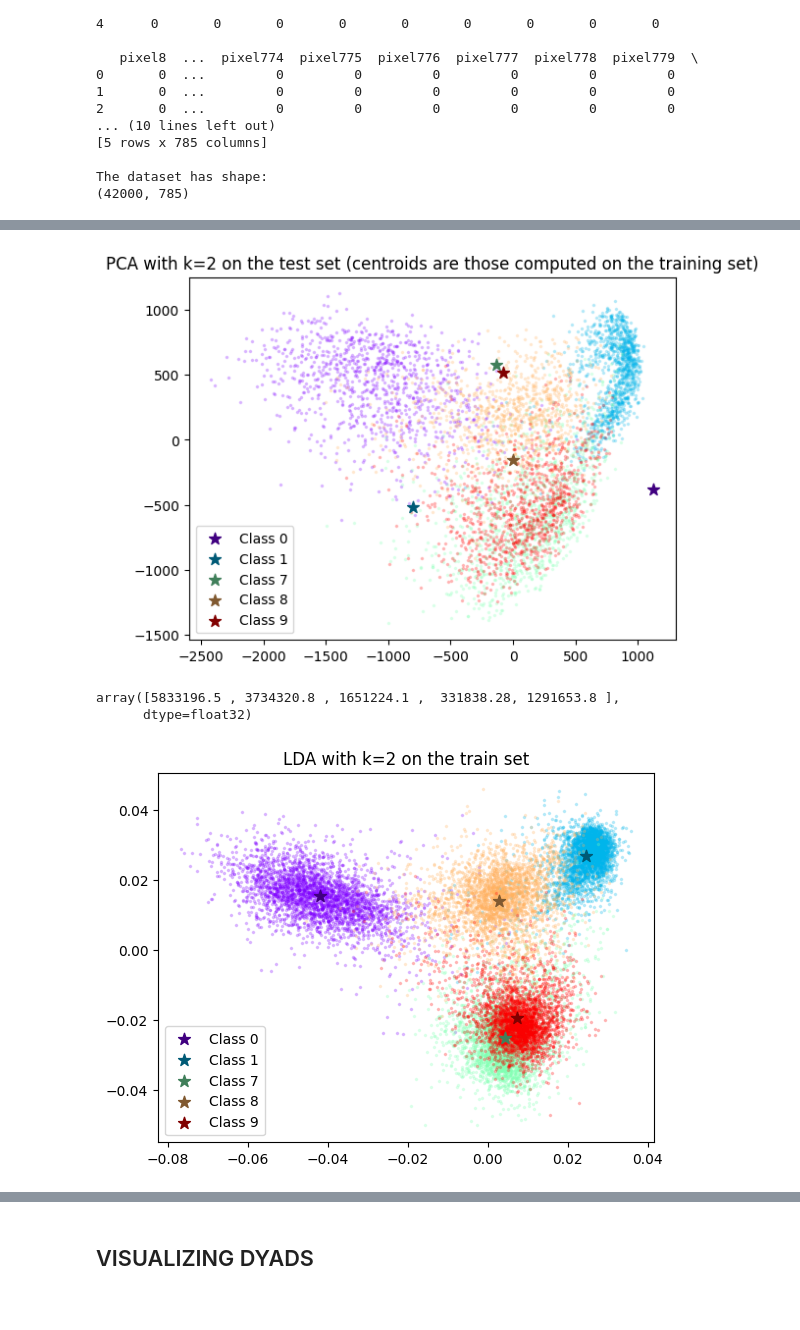
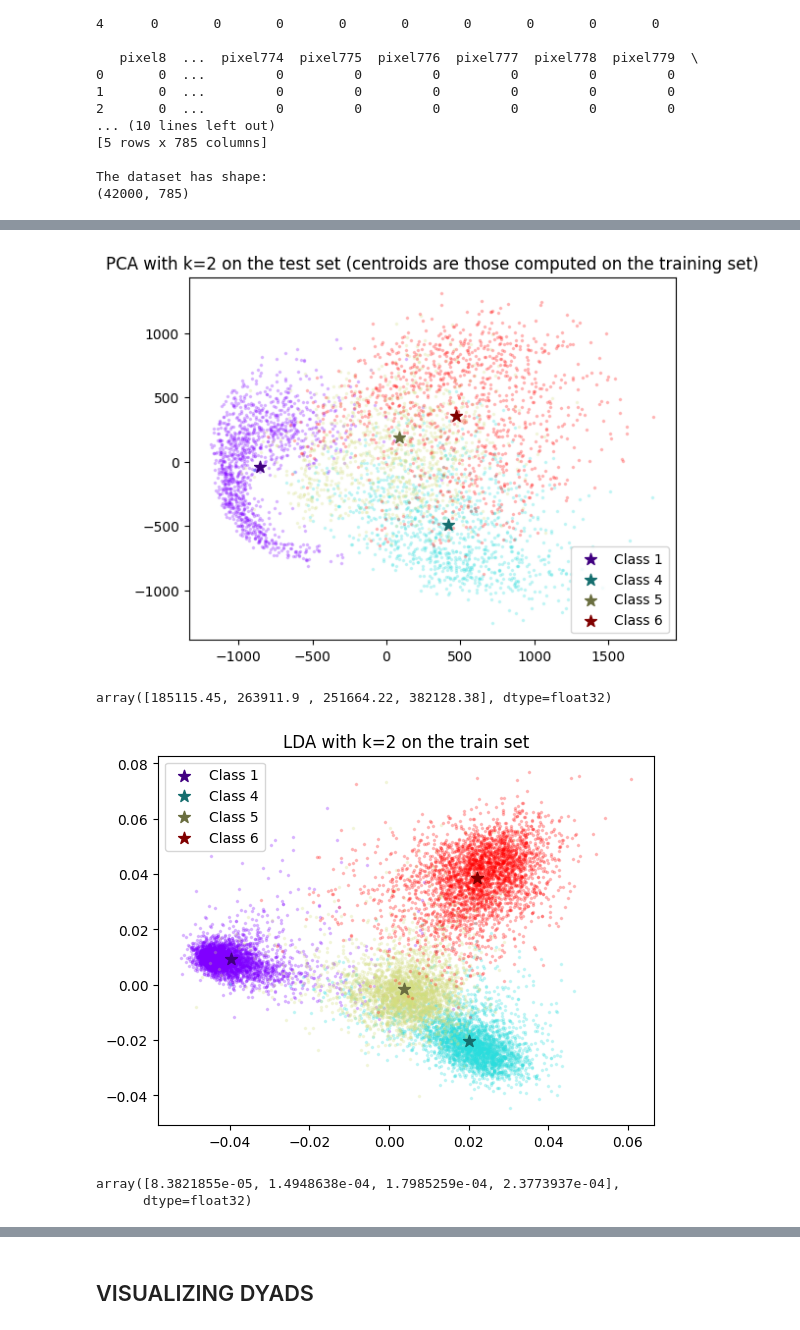
Before and after one commit to MrCr4ft/SMM-Homeworks, a Jupyter notebook: Homework_2/Homework-2.ipynb, the cells around one changed output, grey strips where cells are left out. Cells and saved outputs as stored; diff of their text form; code cells hidden in the pictures.

```diff
--- a/Homework_2/Homework-2.ipynb
+++ b/Homework_2/Homework-2.ipynb
@@ -53,7 +51,7 @@ The dataset has shape:
 X = full_dataset.values[:,1:]
 y = full_dataset.values[:,0]
 
-CHOSEN_LABELS = [1, 7, 9, 8, 0]
+CHOSEN_LABELS = [1, 4, 5, 6]
 CHOSEN_INDEXES = np.where(np.isin(y, CHOSEN_LABELS))[0]
 X = X[CHOSEN_INDEXES, :]
 y = y[CHOSEN_INDEXES]
@@ -76,6 +77,14 @@ def pca(X: np.ndarray, k: int = 2) -> typing.Tuple[np.ndarray, np.ndarray, np.nd
     standardized_X = X.copy()
     standardized_X = standardized_X - np.mean(X, axis=0)
     u, s, v_t = np.linalg.svd(standardized_X, full_matrices=False)
+
+    # Making sure the same criteria is always applied to pick one solution
+    # (i.e. make the algorithm deterministic)
+    max_abs_cols = np.argmax(np.abs(u), axis=0)
+    signs = np.sign(u[max_abs_cols, range(u.shape[1])])
+    u *= signs
+    v_t *= signs[:, np.newaxis]
+
     explained_variance_ = (s**2) / (X.shape[0] - 1)
     transformed_X = u[:,:k] * s[:k]
 
@@ -121,7 +130,7 @@ def lda(X: np.ndarray, y: np.ndarray, k: int):
     Q = np.linalg.inv(L).T @ W
     Z = Q.T @ X.T
 
-    return eigvals, Z.T
+    return Q, Z.T
 
 def plotClusters(data: typing.Tuple[np.ndarray, np.ndarray], centroids: np.ndarray, labels: typing.List[int], title: str = ""):
     X, y = data
@@ -167,7 +176,7 @@ def clusteringClassifier(X: np.ndarray, centroids: np.ndarray, labels: typing.Li
     return y_pred
 
 def accuracy(y_true: np.ndarray, y_pred: np.ndarray) -> float:
-    return np.mean(y_true == y_pred)
+    return sum(y_true == y_pred) / len(y_true)
 # %%
 pcs_train, explained_variance_train, pca_X_train = pca(X_train, k=2)
 centroids, labels = computeCentroids(pca_X_train, y_train)
@@ -184,13 +192,15 @@ plotClusters((pca_X_test, y_test), centroids=centroids, labels=labels,
              title="PCA with k=2 on the test set (centroids are those computed on the training set)")
 avgDistancesFromCentroids((pca_X_test, y_test), centroids=centroids, labels=labels)
 # %% [output]
-[figure, old version]
+[figure, new version]
-array([5833196.5 , 3734320.8 , 1651224.1 ,  331838.28, 1291653.8 ],
-      dtype=float32)
+array([185115.45, 263911.9 , 251664.22, 382128.38], dtype=float32)
 # %%
-_, lda_X_train = lda(X_train, y_train, 2)
+Q, lda_X_train = lda(X_train, y_train, 2)
 # %%
 centroids, labels = computeCentroids(lda_X_train, y_train)
 plotClusters((lda_X_train, y_train), centroids, labels, "LDA with k=2 on the train set")
+avgDistancesFromCentroids((lda_X_train, y_train), centroids=centroids, labels=labels)
 # %% [output]
-[figure, old version]
+[figure, new version]
+array([8.3821855e-05, 1.4948638e-04, 1.7985259e-04, 2.3773937e-04],
+      dtype=float32)
```
Also changed, not shown: parts of 10 cells of this notebook.
